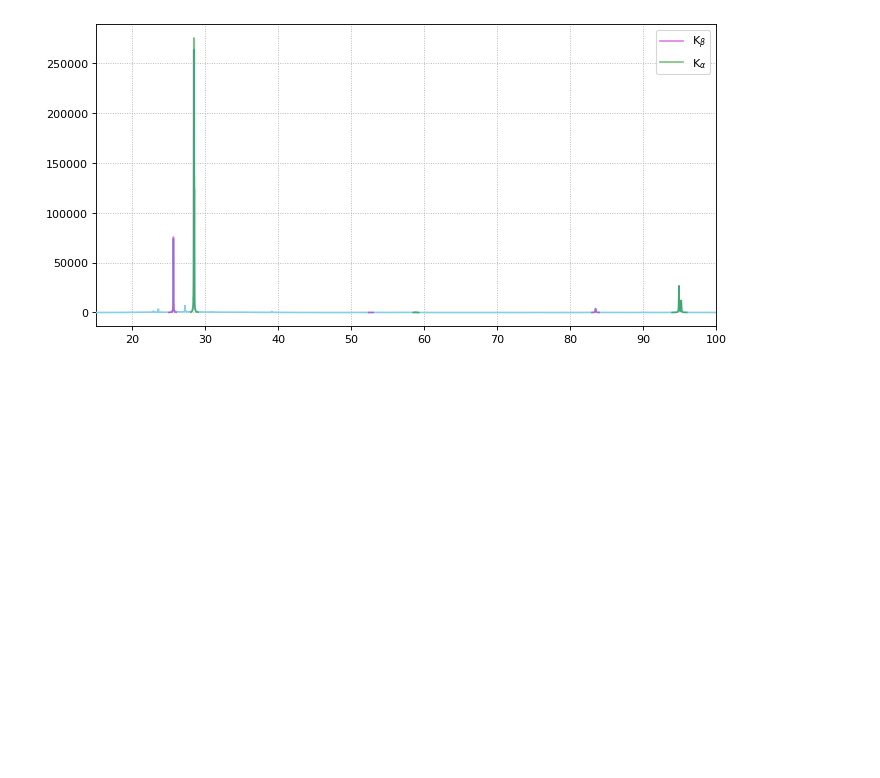
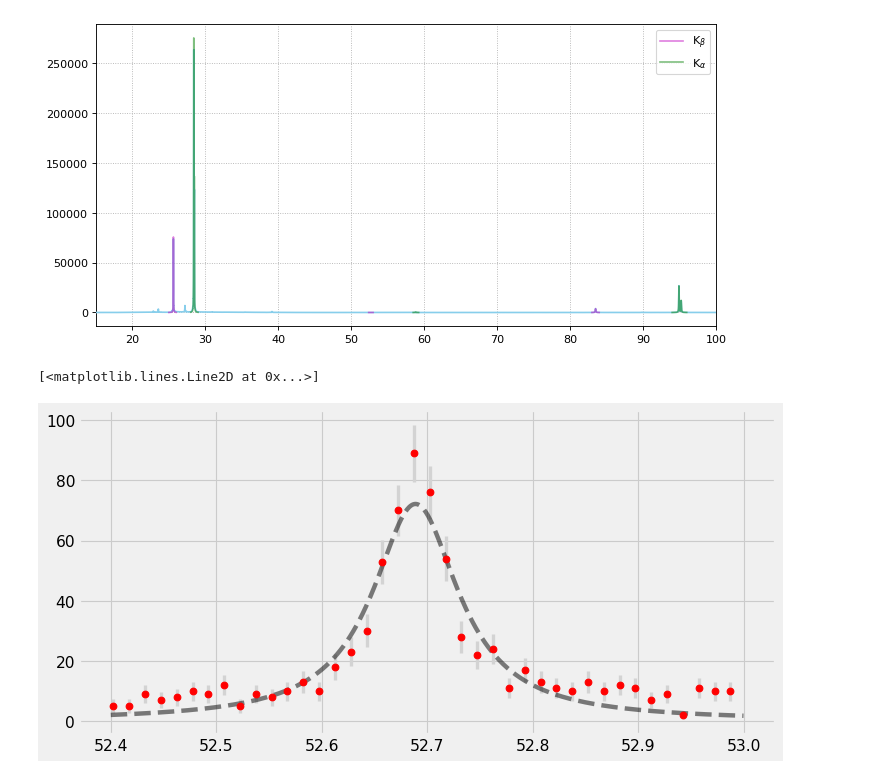
Before and after one commit to Friedrich-Jahns/Fortgeschrittenen-Praktikum-Physik, a Jupyter notebook: voigt_fit_30_15_ohne.ipynb, the cells around one changed output. Saved outputs shown, nothing was run; the diff lists cells and outputs as text; code cells hidden in the pictures; blank space fills up the shorter version.

```diff
--- a/voigt_fit_30_15_ohne.ipynb
+++ b/voigt_fit_30_15_ohne.ipynb
@@ -192,3 +191,12 @@ plt.xlim(15,100)
 # %% [output]
 (15.0, 100.0)
 [figure]
+# %%
+plt.style.use('fivethirtyeight')
+
+fig = plt.figure(figsize=(10,5),dpi=80,linewidth=50)
+plt.errorbar(data[0,2493:2533],data[1,2493:2533],yerr=data[2,2493:2533],fmt='o',ecolor='lightgray',color='r', elinewidth=3, capsize=0,zorder=10)
+plt.plot(b2p[0],b2p[1],zorder=10,color='k',linestyle='--',alpha=0.5)
+# %% [output]
+[<matplotlib.lines.Line2D at 0x...>]
+[figure, added]
```
Also changed, not shown: parts of 1 cell of this notebook, 1 other file.
